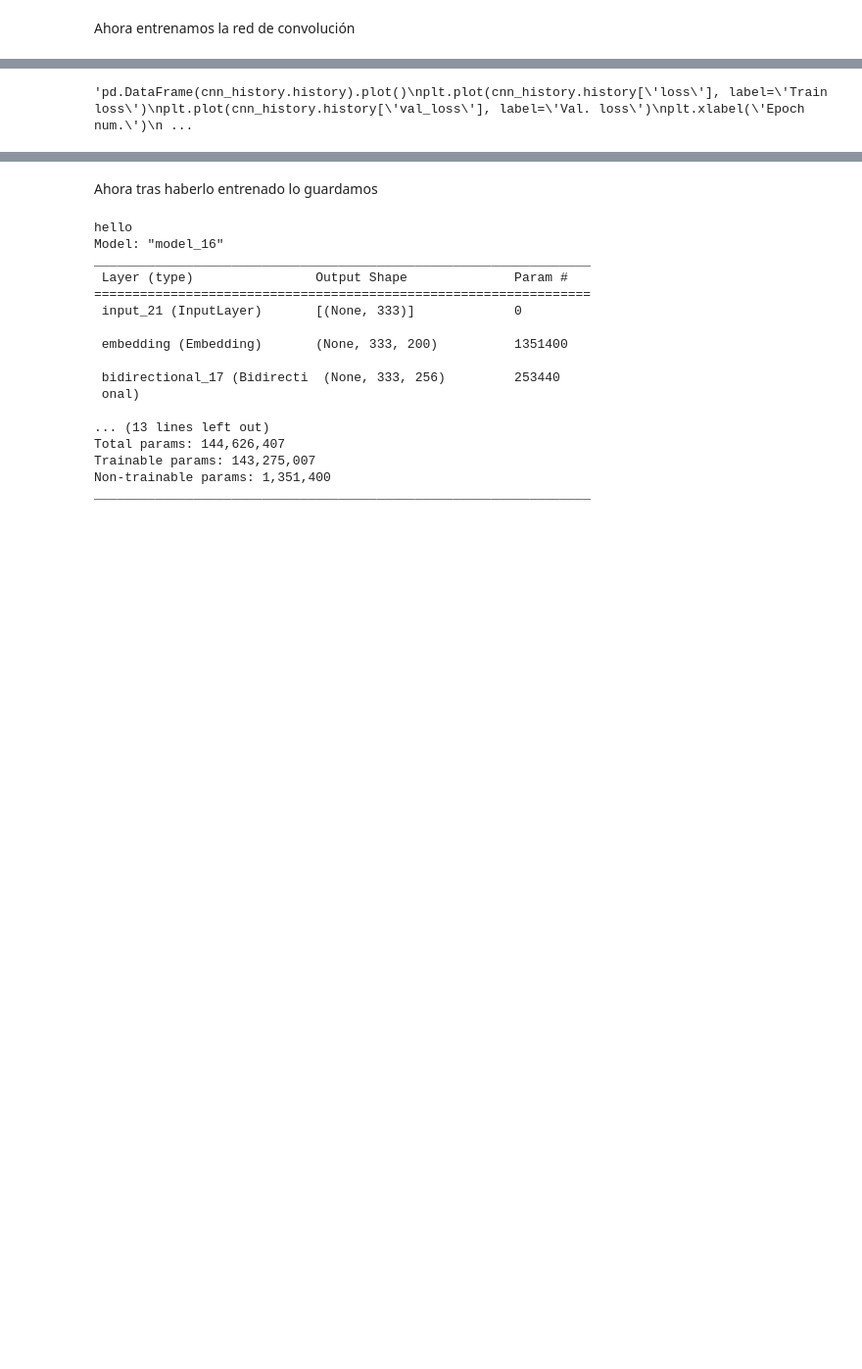
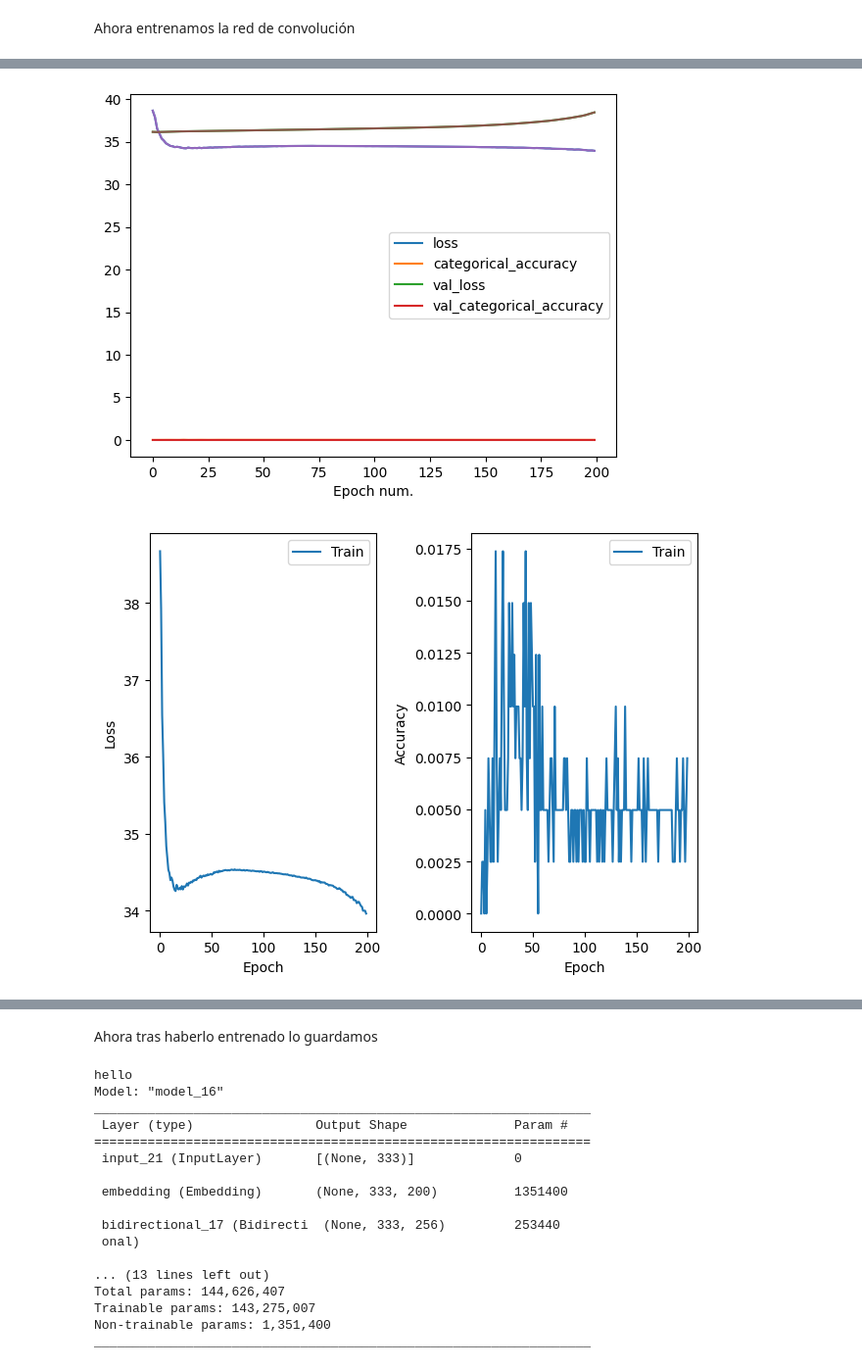
Before and after one commit to tardisfromtornspace/Agentes-Inteligentes, a Jupyter notebook: Practica2.ipynb, the cells around one changed output, grey strips where cells are left out. Shown: that part at 98% size. Cells and saved outputs as stored; diff of their text form; code cells hidden in the pictures; blank space fills up the shorter version.

```diff
--- a/Practica2.ipynb
+++ b/Practica2.ipynb
@@ -657,23 +705,12 @@ Ahora entrenamos la red de convolución
 # %%
 # Recuerda, si loss se reduce pero val_loss aumenta, hay overfitting
-#Metemos esto para guardar los datos del entrenamiento y poder después mostrar el tensorboard
-log_dir = "logs/fit/" + datetime.datetime.now().strftime("%Y%m%d-%H%M%S")
-tensorboard_callback = tf.keras.callbacks.TensorBoard(log_dir=log_dir, histogram_freq=1)
-#Esto tiene un pequeño problema que ya miraremos como solucionar y es que no puedes cargar varios modelos a la vez,
-#bueno, si que puedes, no se como
-
-
-
-#aqui había un cnn_history, lo he quitado para probar el tensorboard, añadirlo si es necesario
-model.fit(
+cnn_history = model.fit(
     #entradaEntrenadaAjustada,
     #entradaEntrenamientoIndices,
     data,
     salidaEsperadaCompressedAjustada,
-    #he cambiado el numEpochs a 10 para que no me tarde 5 horas en entrenar, y poder ver si funciona el tensorboard
-    #estaba en 200 antes, cambiar si es necesario
-    epochs=10,
+    epochs=200,
     validation_split=0.1,
-    #antes en callback había un checkpoint, pero tienes que poner tensorboard_callback para que guarde el modelo en tensorboard
-    callbacks=[tensorboard_callback])
+    callbacks=[checkpoint, tb_callback]
+)
 # %% [output]
@@ -701,12 +735,5 @@ Epoch 10/10
 # %%
-#Meto el valor que ha guardado tensorboard del entrenamiento
-#Esto tiene un problema importante y es que guardamos todos los modelos en la misma carpeta, lo óptimo sería crearse carpetas
-#distintas para cada modelo
-%tensorboard --logdir logs/fit --host localhost
-
-
-
-"""pd.DataFrame(cnn_history.history).plot()
+pd.DataFrame(cnn_history.history).plot()
 plt.plot(cnn_history.history['loss'], label='Train loss')
 plt.plot(cnn_history.history['val_loss'], label='Val. loss')
 plt.xlabel('Epoch num.')
@@ -744,5 +771,5 @@ plt.title(f'Training: {cnn_history.history["categorical_accuracy"][-1]:.2f}, val
 plt.legend()
 
 plt.tight_layout()
-plt.show()"""
+plt.show()
 # %% [output]
@@ -750 +776,2 @@ plt.show()"""
-'pd.DataFrame(cnn_history.history).plot()\nplt.plot(cnn_history.history[\'loss\'], label=\'Train loss\')\nplt.plot(cnn_history.history[\'val_loss\'], label=\'Val. loss\')\nplt.xlabel(\'Epoch num.\')\n ...
+[figure, added]
+[figure, added]
```
Also changed, not shown: parts of 28 cells of this notebook.
